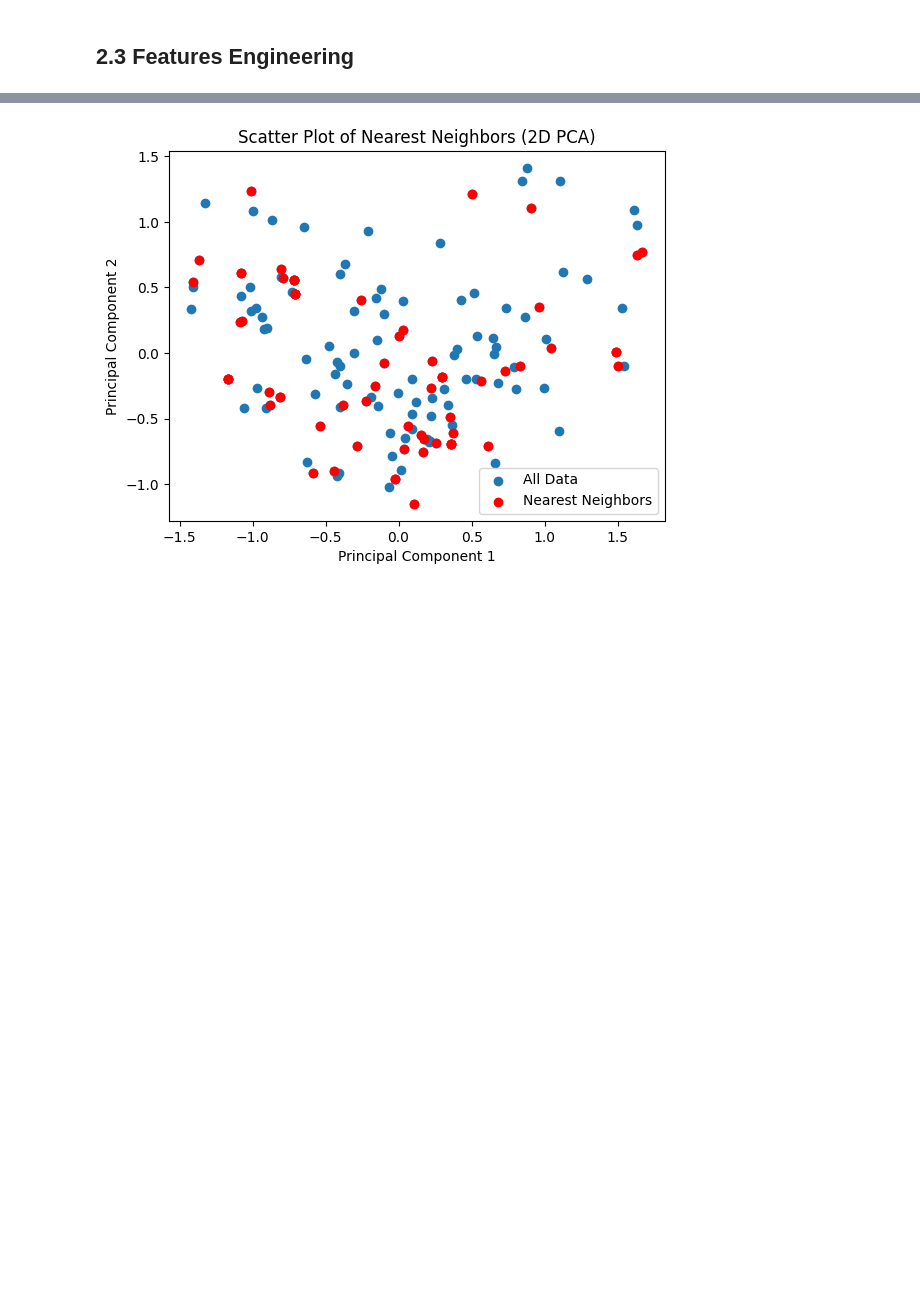
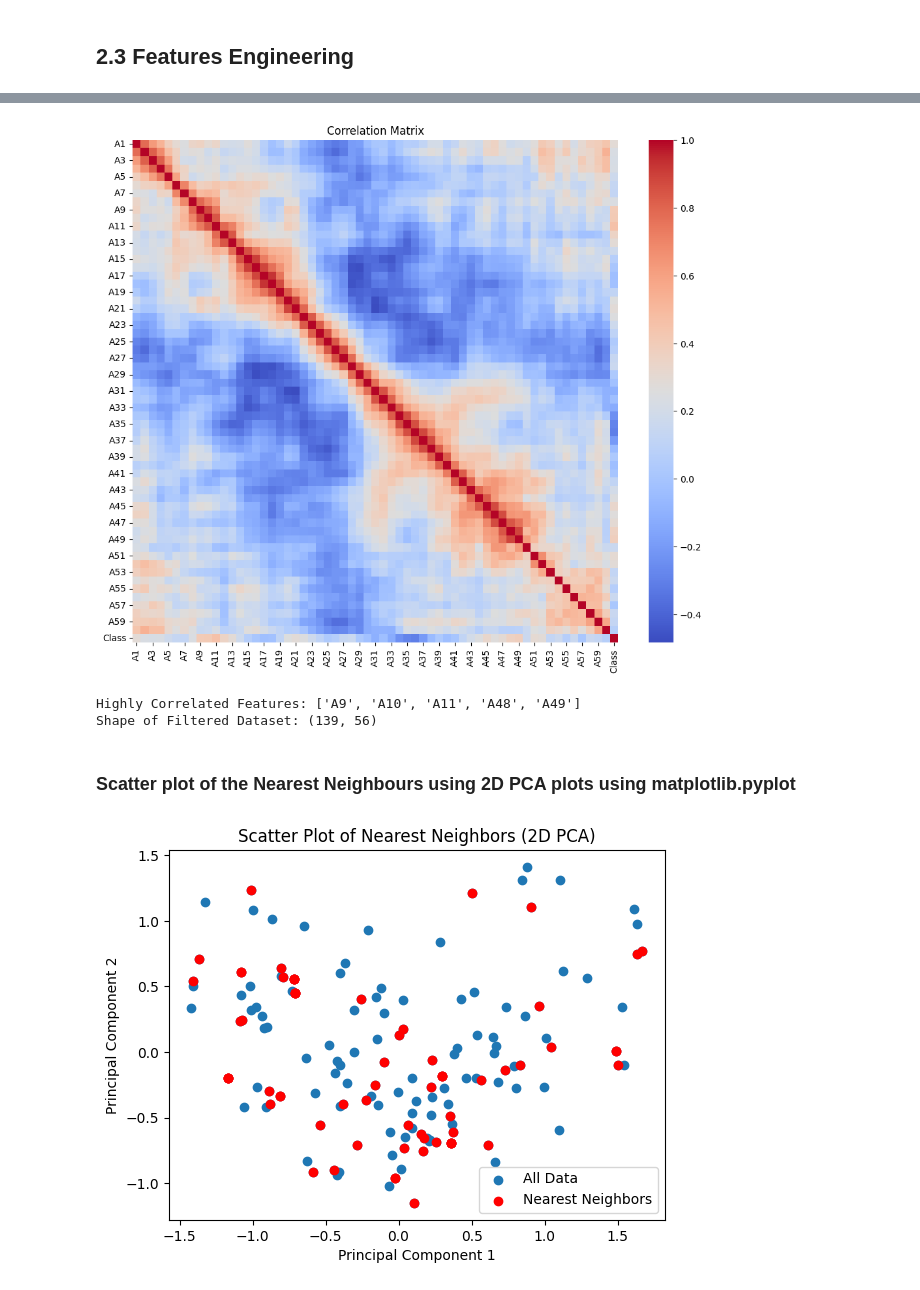
Before and after one commit to rjosh003-CS/Data-Mining-coursework, a Jupyter notebook: DM_Coursework_part_1.ipynb, the cells around one changed output, grey strips where cells are left out. Saved outputs shown, nothing was run; the diff lists cells and outputs as text; code cells hidden in the pictures; blank space fills up the shorter version.

```diff
--- a/DM_Coursework_part_1.ipynb
+++ b/DM_Coursework_part_1.ipynb
@@ -632,0 +681,5 @@ nearest_indices
+# %%
+train_data_1 = train_data.copy()
+metalic = (train_data_1["Class"] == "M").astype(np.uint8)
+train_data_1["Class"] = (np.zeros(len(train_data_1)) + metalic).astype(np.uint8)
+train_data_1
@@ -632,0 +700,3 @@ nearest_indices
+# %%
+# Compute the correlation matrix
+correlation_matrix = train_data_1.iloc[:,:62].corr()
@@ -633,3 +723,34 @@ nearest_indices
+# %%
+# Plot the correlation matrix
+plt.figure(figsize=(12, 10))
+sns.heatmap(correlation_matrix, cmap='coolwarm', fmt=".2f")
+plt.title('Correlation Matrix')
+plt.show()
+# %% [output]
+[figure, added]
+# %%
+# Set a correlation threshold
+correlation_threshold = 0.36
+
+# Find features highly correlated with the target variable 'Class'
+highly_correlated_features = correlation_matrix['Class'][abs(correlation_matrix['Class']) > correlation_threshold].index.tolist()
+
+# Remove the target variable from the list
+highly_correlated_features.remove('Class')
+
+# Print the highly correlated features
+print("Highly Correlated Features:", highly_correlated_features)
+
+# Drop the highly correlated features from the dataset
+train_data_filtered = train_data.drop(columns=highly_correlated_features)
+
+# Print the shape of the filtered dataset
+print("Shape of Filtered Dataset:", train_data_filtered.shape)
+# %% [output]
+Highly Correlated Features: ['A9', 'A10', 'A11', 'A48', 'A49']
+Shape of Filtered Dataset: (139, 56)
+# %% [markdown]
+### Scatter plot of the Nearest Neighbours using 2D PCA plots using matplotlib.pyplot
 # %%
 
 # Assuming nearest_indices contains the indices of the nearest neighbors
```
Also changed, not shown: parts of 18 cells of this notebook.
